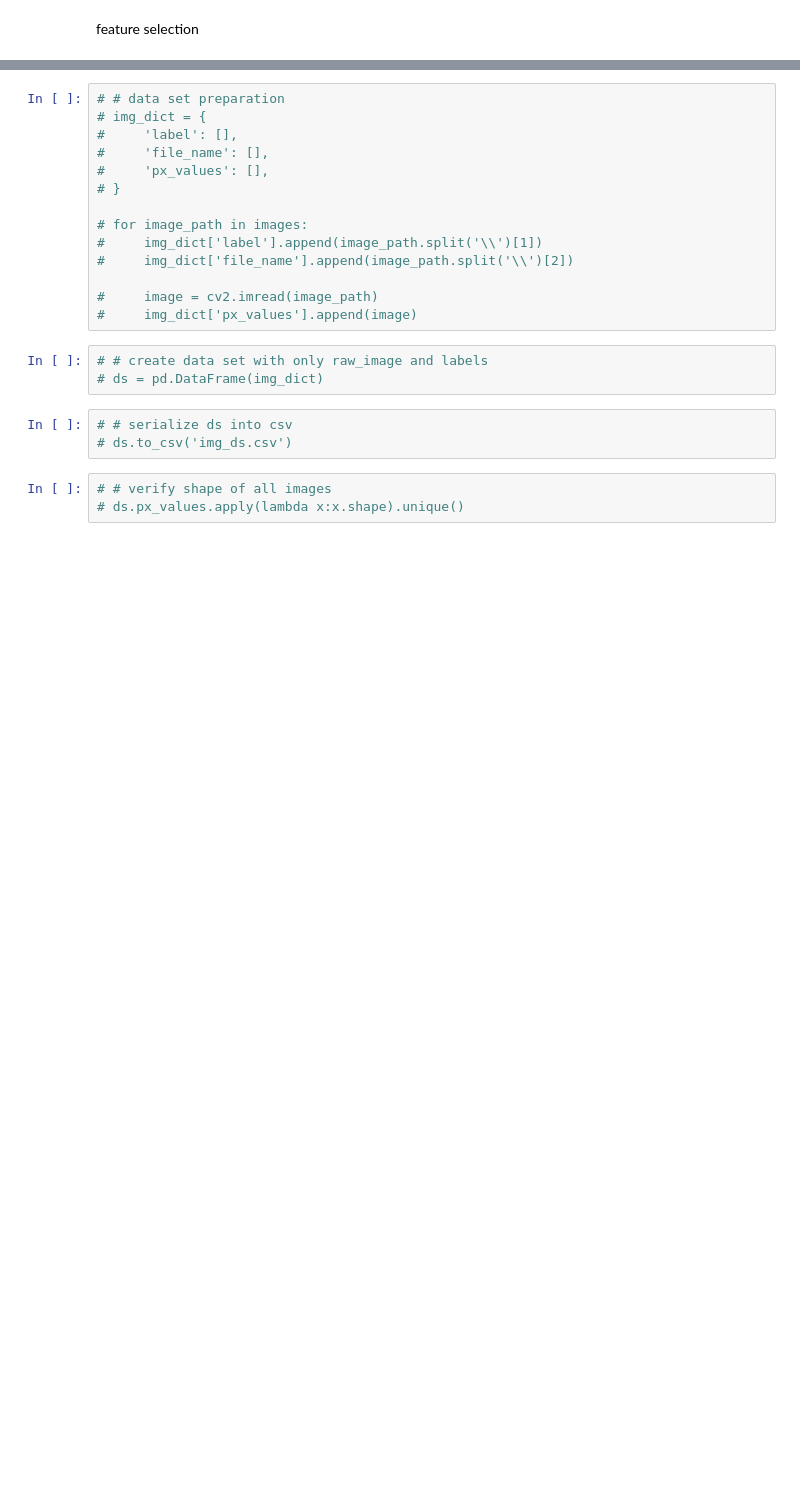
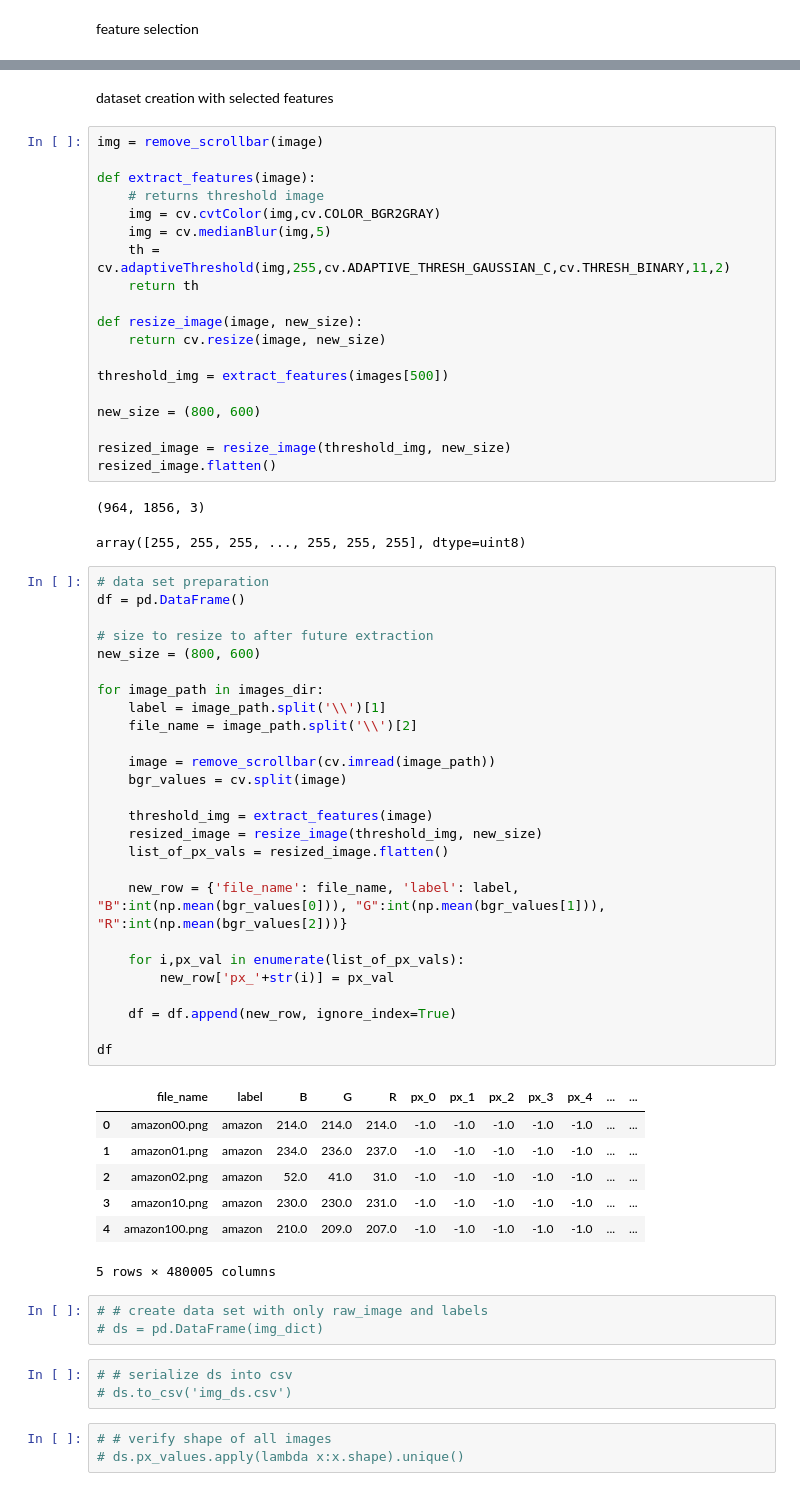
Before and after one commit to hakanErgin/website-classification, a Jupyter notebook: ds_creation.ipynb, the cells around one changed output, grey strips where cells are left out. Cells and saved outputs as stored; diff of their text form; blank space fills up the shorter version.

Commit message:
fit all data to ds

```diff
--- a/ds_creation.ipynb
+++ b/ds_creation.ipynb
@@ -84,17 +75,61 @@ TypeError: string indices must be integers
-# %%
-# # data set preparation
-# img_dict = {
-#     'label': [],
-#     'file_name': [],
-#     'px_values': [],
-# }
-
-# for image_path in images:
-#     img_dict['label'].append(image_path.split('\\')[1])
-#     img_dict['file_name'].append(image_path.split('\\')[2])
-
-#     image = cv2.imread(image_path)
-#     img_dict['px_values'].append(image)
+# %% [markdown]
+dataset creation with selected features
+# %%
+img = remove_scrollbar(image)
+
+def extract_features(image):
+    # returns threshold image
+    img = cv.cvtColor(img,cv.COLOR_BGR2GRAY)
+    img = cv.medianBlur(img,5)
+    th = cv.adaptiveThreshold(img,255,cv.ADAPTIVE_THRESH_GAUSSIAN_C,cv.THRESH_BINARY,11,2)
+    return th
+
+def resize_image(image, new_size):
+    return cv.resize(image, new_size)
+
+threshold_img = extract_features(images[500])
+
+new_size = (800, 600)
+
+resized_image = resize_image(threshold_img, new_size)
+resized_image.flatten()
+# %% [output]
+(964, 1856, 3)
+array([255, 255, 255, ..., 255, 255, 255], dtype=uint8)
+# %%
+# data set preparation
+df = pd.DataFrame()
+
+# size to resize to after future extraction
+new_size = (800, 600)
+
+for image_path in images_dir:
+    label = image_path.split('\\')[1]
+    file_name = image_path.split('\\')[2]
+
+    image = remove_scrollbar(cv.imread(image_path))
+    bgr_values = cv.split(image)
+
+    threshold_img = extract_features(image)
+    resized_image = resize_image(threshold_img, new_size)
+    list_of_px_vals = resized_image.flatten()
+
+    new_row = {'file_name': file_name, 'label': label, "B":int(np.mean(bgr_values[0])), "G":int(np.mean(bgr_values[1])), "R":int(np.mean(bgr_values[2]))}
+
+    for i,px_val in enumerate(list_of_px_vals):
+        new_row['px_'+str(i)] = px_val
+
+    df = df.append(new_row, ignore_index=True)
+
+df
+# %% [output]
+|  | file_name | label | B | G | R | px_0 | px_1 | px_2 | px_3 | px_4 | ... | ... |
+| 0 | amazon00.png | amazon | 214.0 | 214.0 | 214.0 | -1.0 | -1.0 | -1.0 | -1.0 | -1.0 | ... | ... |
+| 1 | amazon01.png | amazon | 234.0 | 236.0 | 237.0 | -1.0 | -1.0 | -1.0 | -1.0 | -1.0 | ... | ... |
+| 2 | amazon02.png | amazon | 52.0 | 41.0 | 31.0 | -1.0 | -1.0 | -1.0 | -1.0 | -1.0 | ... | ... |
+| 3 | amazon10.png | amazon | 230.0 | 230.0 | 231.0 | -1.0 | -1.0 | -1.0 | -1.0 | -1.0 | ... | ... |
+| 4 | amazon100.png | amazon | 210.0 | 209.0 | 207.0 | -1.0 | -1.0 | -1.0 | -1.0 | -1.0 | ... | ... |
+5 rows × 480005 columns
 # %%
 # # create data set with only raw_image and labels
 # ds = pd.DataFrame(img_dict)
```
Also changed, not shown: parts of 7 cells of this notebook.
